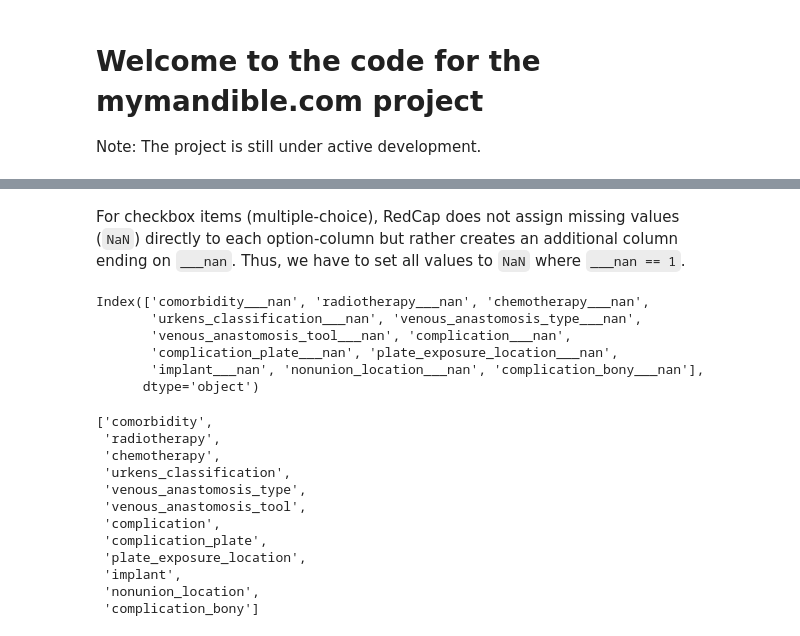
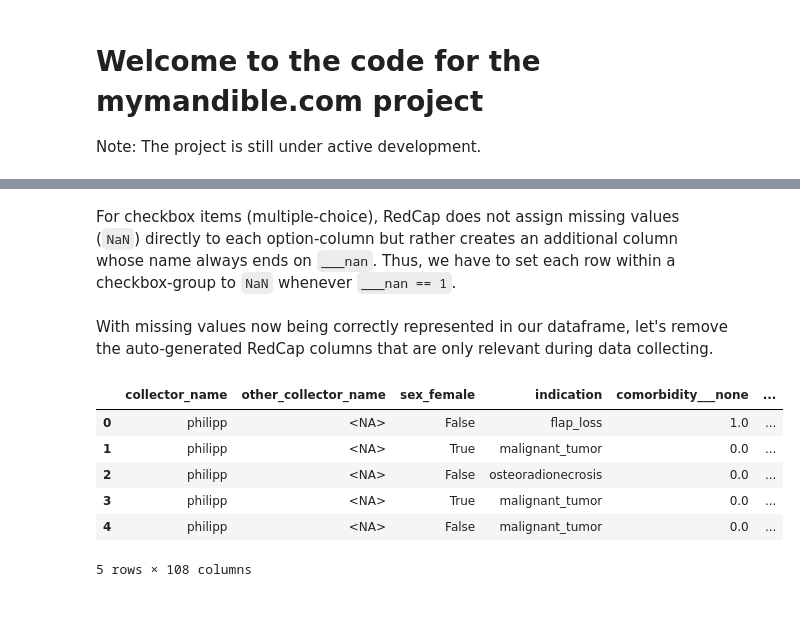
Before and after one commit to philipp-lampert/mymandible, a Jupyter notebook: mymandible.ipynb, the cells around one changed output, grey strips where cells are left out. Saved outputs shown, nothing was run; the diff lists cells and outputs as text; code cells hidden in the pictures; blank space fills up the shorter version.

```diff
--- a/mymandible.ipynb
+++ b/mymandible.ipynb
@@ -3,3 +3,10 @@
 # %% [markdown]
 # Welcome to the code for the mymandible.com project
 Note: The project is still under active development.
+# %%
+import numpy as np
+import pandas as pd
+pd.set_option("display.max_rows", None)
+
+from google.colab import files
+uploaded = files.upload()
@@ -24,4 +27,4 @@ uploaded = files.upload()
 # %%
-df = pd.read_csv("BFlapsRevised_DATA_2023-10-21_2036.csv", keep_default_na=False, na_values="NaN")
-df = df.replace("", "N/A") # RedCap leaves all non-applicable fields blank so we have to give them a value here
-df.head()
+df = pd.read_csv("BFlapsRevised_DATA_2023-10-21_2036.csv", na_filter = False)
+df = df.replace(["NaN", ""], pd.NA)
+#df = df.replace("", "-9999") # RedCap leaves all non-applicable fields blank so we have to give them a value here
@@ -36,31 +31,24 @@ df.head()
+# %% [markdown]
+For checkbox items (multiple-choice), RedCap does not assign missing values (`NaN`) directly to each option-column but rather creates an additional column whose name always ends on `___nan`. Thus, we have to set each row within a checkbox-group to `NaN` whenever `___nan == 1`.
+# %%
+nan_columns = df.filter(like = "___nan").columns
+checkbox_groups = [name.split("___nan")[0] for name in nan_columns]
+# %%
+for name in checkbox_groups:
+  row_with_nan = df[f"{name}___nan"] == 1
+  columns = df.columns[df.columns.str.startswith(name)]
+  df.loc[row_with_nan, columns] = pd.NA
+  df = df.drop(f"{name}___nan", axis=1)
+# %% [markdown]
+With missing values now being correctly represented in our dataframe, let's remove the auto-generated RedCap columns that are only relevant during data collecting.
 # %%
-df = df.drop(["predictors_complete", "outcomes_complete", "imaging_complete"], axis = 1) # Removing auto-generated RedCap columns
-df = df.loc[:, ~df.columns.str.startswith("days_to_")] # Removing date-related columns
+df = df.drop(["id", "predictors_complete", "outcomes_complete", "imaging_complete"], axis = 1)
+df.head()
+# %% [output]
+|  | collector_name | other_collector_name | sex_female | indication | comorbidity___none | ... |
+| 0 | philipp | <NA> | False | flap_loss | 1.0 | ... |
+| 1 | philipp | <NA> | True | malignant_tumor | 0.0 | ... |
+| 2 | philipp | <NA> | False | osteoradionecrosis | 0.0 | ... |
+| 3 | philipp | <NA> | True | malignant_tumor | 0.0 | ... |
+| 4 | philipp | <NA> | False | malignant_tumor | 0.0 | ... |
+5 rows × 108 columns
-# %% [markdown]
-For checkbox items (multiple-choice), RedCap does not assign missing values (`NaN`) directly to each option-column but rather creates an additional column ending on `___nan`. Thus, we have to set all values to `NaN` where `___nan == 1`.
-# %%
-nan_columns = df.filter(like="___nan").columns
-nan_columns
-# %% [output]
-Index(['comorbidity___nan', 'radiotherapy___nan', 'chemotherapy___nan',
-       'urkens_classification___nan', 'venous_anastomosis_type___nan',
-       'venous_anastomosis_tool___nan', 'complication___nan',
-       'complication_plate___nan', 'plate_exposure_location___nan',
-       'implant___nan', 'nonunion_location___nan', 'complication_bony___nan'],
-      dtype='object')
-# %%
-checkbox_list = [name.split("___nan")[0] for name in nan_columns]
-checkbox_list
-# %% [output]
-['comorbidity',
- 'radiotherapy',
- 'chemotherapy',
- 'urkens_classification',
- 'venous_anastomosis_type',
- 'venous_anastomosis_tool',
- 'complication',
- 'complication_plate',
- 'plate_exposure_location',
- 'implant',
- 'nonunion_location',
- 'complication_bony']
```
Also changed, not shown: parts of 13 cells of this notebook.
